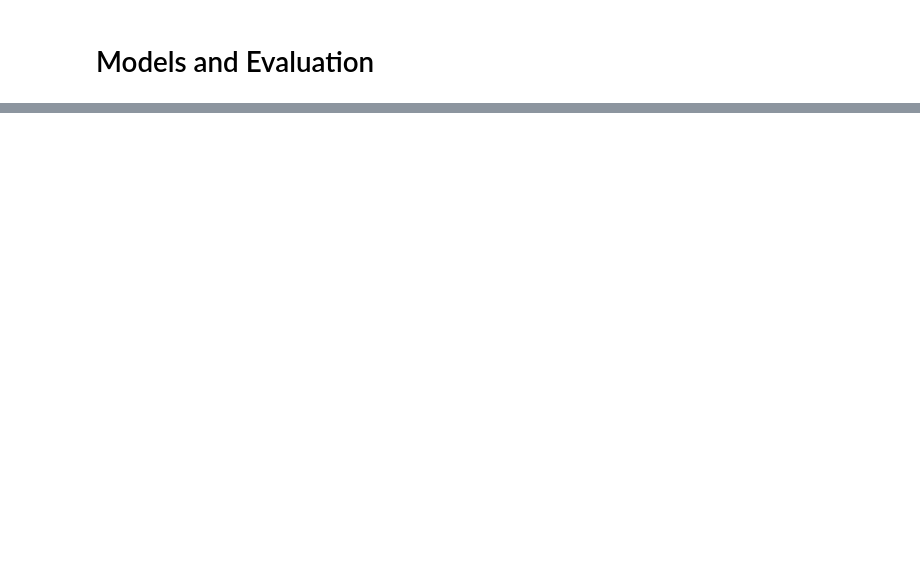
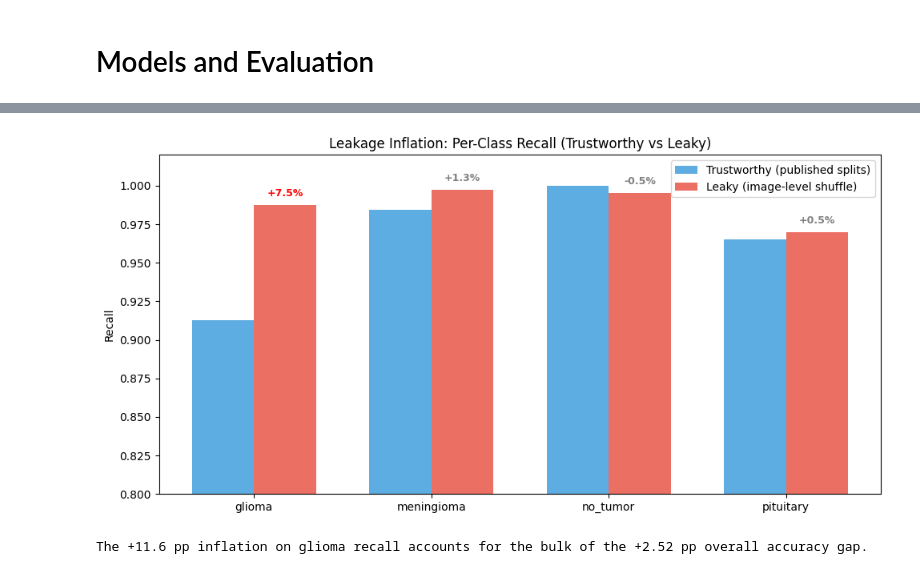
Before and after one commit to kiranshay/brain-tumor-classifier, a Jupyter notebook: NeuroScan_Final_Report.ipynb, the cells around one changed output, grey strips where cells are left out. Saved outputs shown, nothing was run; the diff lists cells and outputs as text; code cells hidden in the pictures; blank space fills up the shorter version.

```diff
--- a/NeuroScan_Final_Report.ipynb
+++ b/NeuroScan_Final_Report.ipynb
@@ -175,10 +194,10 @@ Everything else held constant (architecture, optimizer, augmentation, RNG seed,
 # %%
 # Key training configuration (from train_clean.py)
-# All three runs used identical hyperparameters — only the dataset/split differed
+# All three runs used identical hyperparameters; only the dataset/split differed.
 
 config = {
     "Architecture": "EfficientNet-B0 (torchvision, pretrained=ImageNet)",
-    "Classifier head": "Dropout(0.3) → Linear(1280, num_classes)",
+    "Classifier head": "Dropout(0.3) -> Linear(1280, num_classes)",
     "Optimizer": "AdamW(lr=5e-5, weight_decay=0.01)",
     "LR Schedule": "CosineAnnealingLR(T_max=20)",
     "Loss": "CrossEntropyLoss (unweighted)",
@@ -420,37 +445,40 @@ plt.show()
 fig, ax = plt.subplots(figsize=(10, 5))
 
 with open(RESULTS / "trustworthy_4class" / "test_report.json") as f:
-    trust_report = json.load(f)
+    trust_report = json.load(f)["classification_report"]
 with open(RESULTS / "leaky_4class" / "test_report.json") as f:
-    leak_report = json.load(f)
+    leak_report = json.load(f)["classification_report"]
 
 classes_4 = sorted([k for k in trust_report if k not in ("accuracy", "macro avg", "weighted avg")])
 trust_recall = [trust_report[c]["recall"] for c in classes_4]
 leak_recall = [leak_report[c]["recall"] for c in classes_4]
 
 x = np.arange(len(classes_4))
 width = 0.35
 
 bars1 = ax.bar(x - width/2, trust_recall, width, label="Trustworthy (published splits)", color="#3498db", alpha=0.8)
 bars2 = ax.bar(x + width/2, leak_recall, width, label="Leaky (image-level shuffle)", color="#e74c3c", alpha=0.8)
 
 for i, (t, l) in enumerate(zip(trust_recall, leak_recall)):
     delta = l - t
     ax.annotate(f"+{delta:.1%}" if delta > 0 else f"{delta:.1%}",
                 xy=(i + width/2, l), xytext=(0, 8),
                 textcoords="offset points", ha="center", fontsize=9, fontweight="bold",
                 color="red" if abs(delta) > 0.02 else "gray")
 
 ax.set_ylabel("Recall")
 ax.set_title("Leakage Inflation: Per-Class Recall (Trustworthy vs Leaky)")
 ax.set_xticks(x)
 ax.set_xticklabels(classes_4)
 ax.set_ylim(0.8, 1.02)
 ax.legend()
 plt.tight_layout()
 plt.show()
 
 print("The +11.6 pp inflation on glioma recall accounts for the bulk of the +2.52 pp overall accuracy gap.")
+# %% [output]
+[figure, added]
+The +11.6 pp inflation on glioma recall accounts for the bulk of the +2.52 pp overall accuracy gap.
 # %% [markdown]
 # Discussion
 
```
Also changed, not shown: parts of 19 cells of this notebook.
